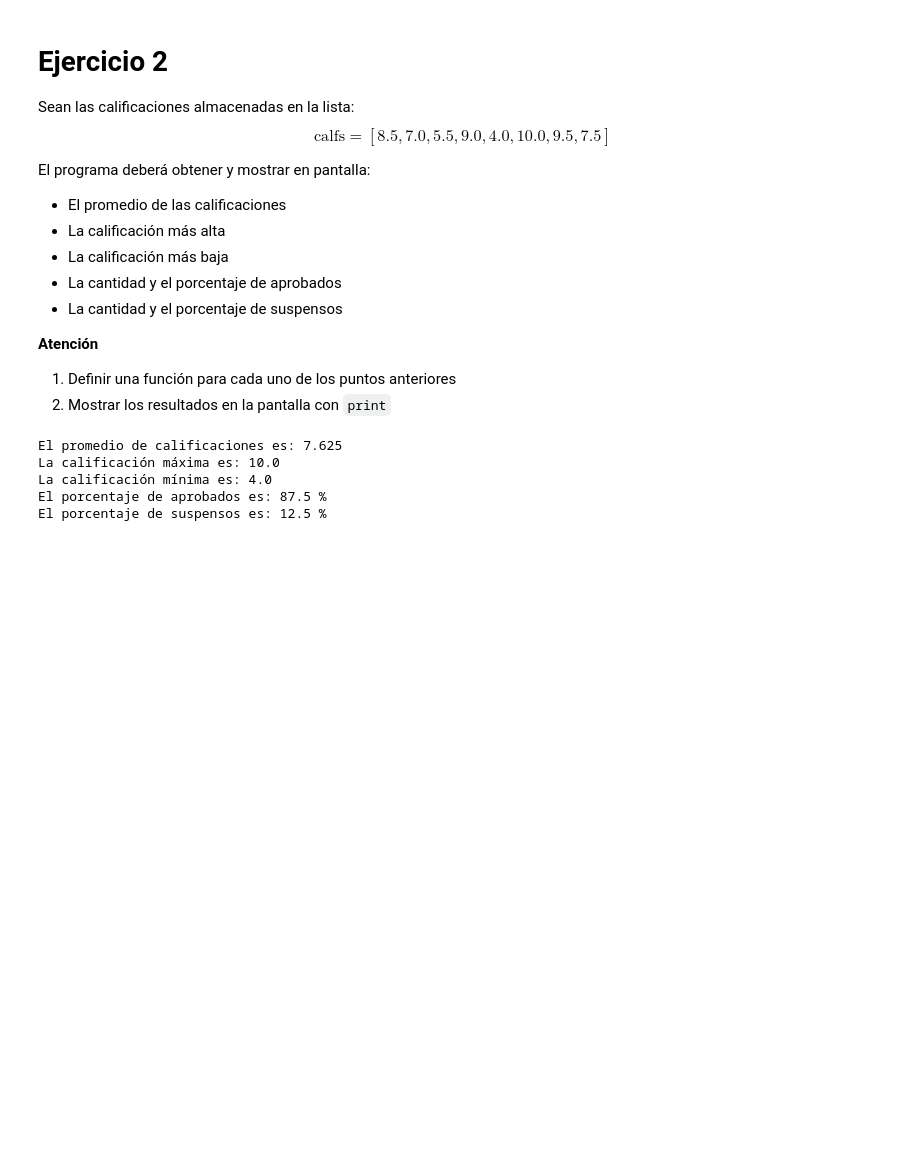
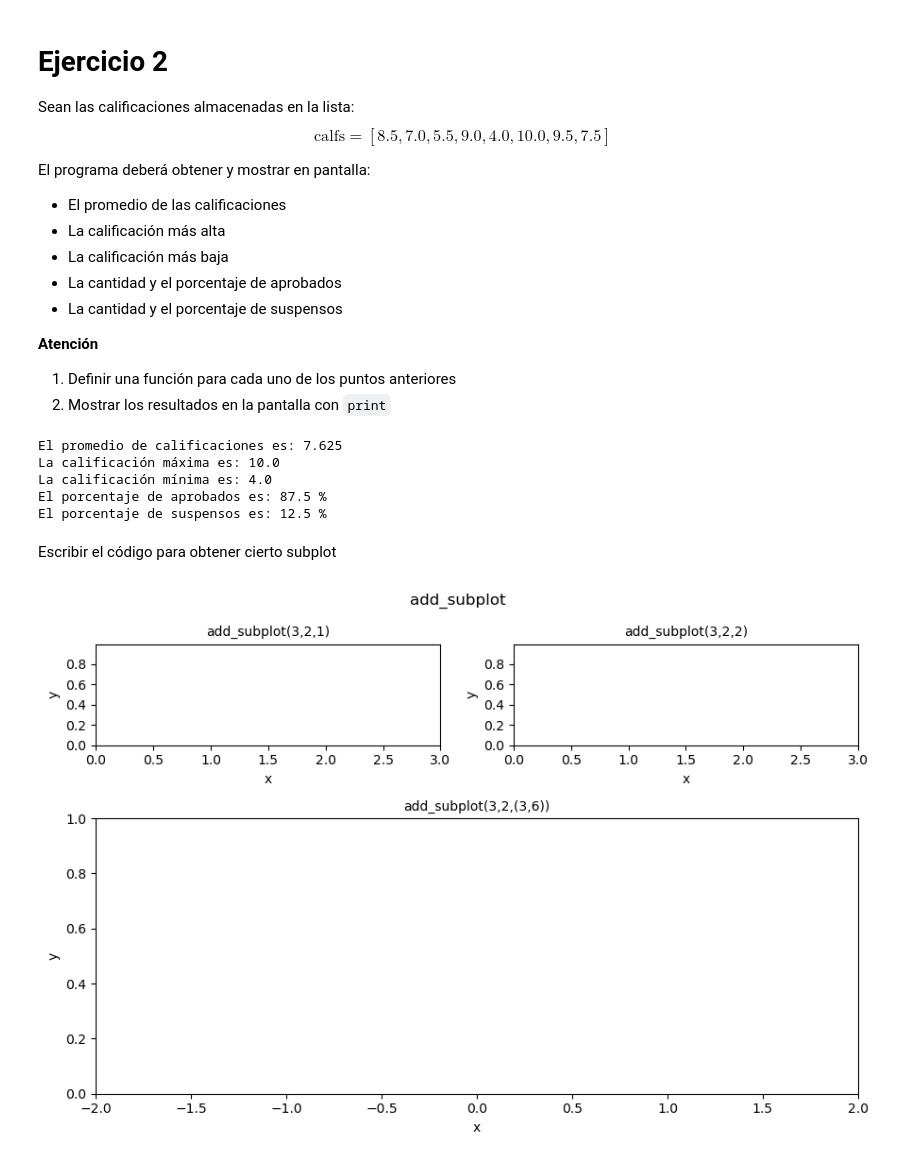
Before and after one commit to AlejandroRG03/computacion_master, a Jupyter notebook: computacion_numerica/estilos_plots.ipynb, the cells around one changed output. Cells and saved outputs as stored; diff of their text form; code cells hidden in the pictures; blank space fills up the shorter version.

```diff
--- a/computacion_numerica/estilos_plots.ipynb
+++ b/computacion_numerica/estilos_plots.ipynb
@@ -180,3 +180,30 @@ La calificación máxima es: 10.0
 La calificación mínima es: 4.0
 El porcentaje de aprobados es: 87.5 %
 El porcentaje de suspensos es: 12.5 %
+# %% [markdown]
+Escribir el código para obtener cierto subplot
+# %%
+import matplotlib.pyplot as plt
+import numpy as np
+
+fig = plt.figure(figsize=(9,6))
+
+#fig.subplots_adjust(wspace=0.5,hspace=0.5)
+
+ax1 = fig.add_subplot(3,2,1); ax2 = fig.add_subplot(3,2,2); ax3 = fig.add_subplot(3,2,(3,6))
+
+ax1.set_xlabel('x'); ax2.set_xlabel('x'); ax3.set_xlabel('x')
+ax1.set_ylabel('y'); ax2.set_ylabel('y'); ax3.set_ylabel('y')
+
+plt.suptitle('add_subplot')
+
+ax1.set_title('add_subplot(3,2,1)',size=10); ax2.set_title('add_subplot(3,2,2)',size=10); ax3.set_title('add_subplot(3,2,(3,6))',size=10)
+
+ax1.set_xlim([0,3]); ax2.set_xlim([0,3]); ax3.set_xlim([-2,2])
+ax1.set_yticks(np.arange(0,1,0.2)); ax2.set_yticks(np.arange(0,1,0.2))
+
+fig.tight_layout() # Esto ajusta automaticamente para que no solapen las figuras
+
+plt.show()
+# %% [output]
+[figure, added]
```
Also changed, not shown: parts of 1 cell of this notebook, 2 other files.
